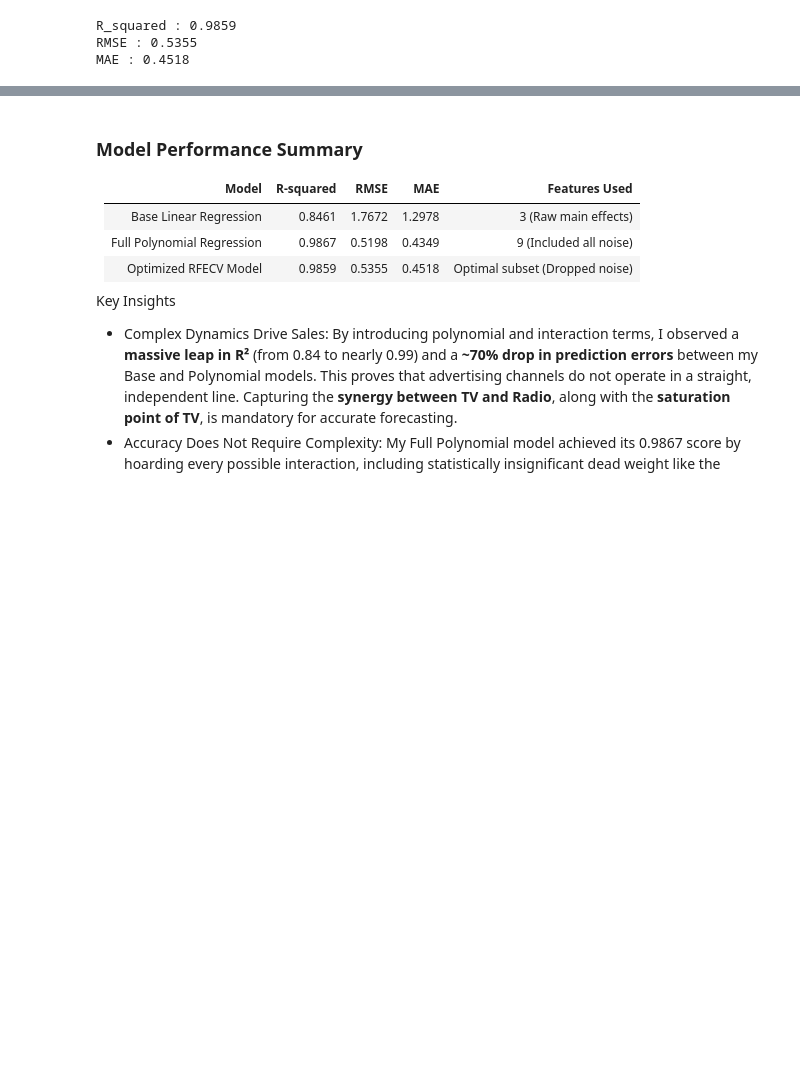
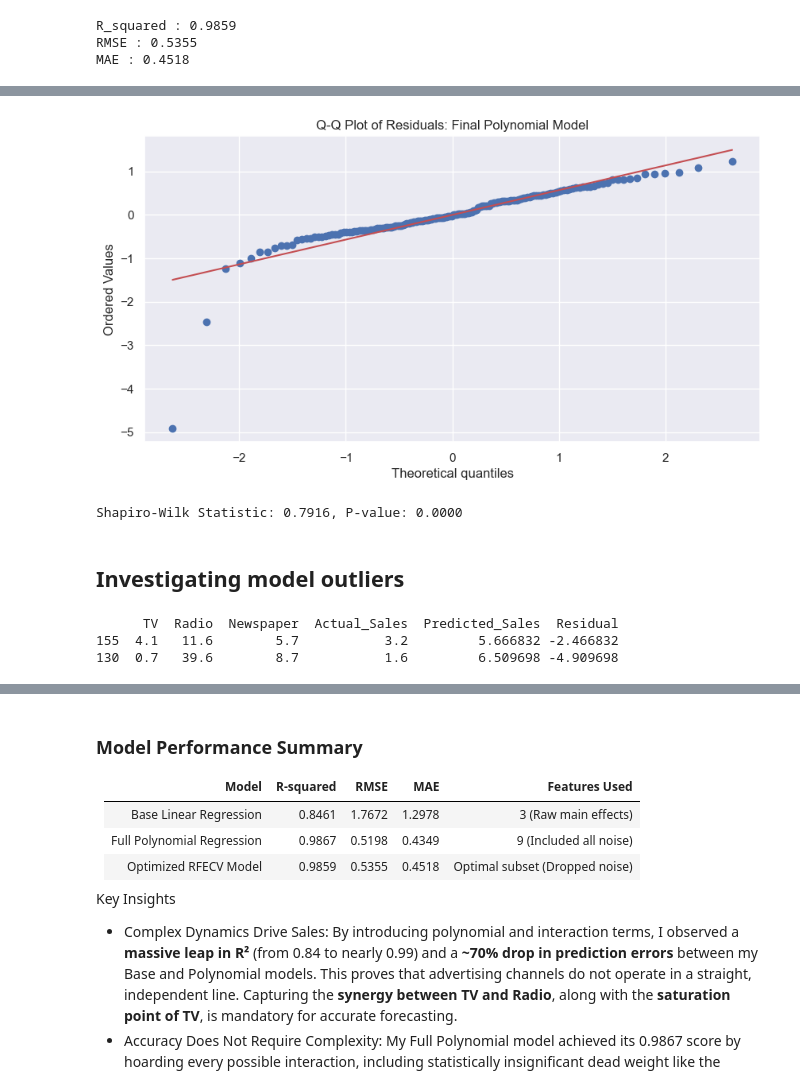
Before and after one commit to kjkyagambiddwa/OIBSIP, a Jupyter notebook: DataScience-Task5-SalesPrediction/Sales_Prediction.ipynb, the cells around one changed output, grey strips where cells are left out. Drawn from its saved outputs; the diff is of its cells as text; code cells hidden in the pictures; blank space fills up the shorter version.

```diff
--- a/DataScience-Task5-SalesPrediction/Sales_Prediction.ipynb
+++ b/DataScience-Task5-SalesPrediction/Sales_Prediction.ipynb
@@ -565,0 +579,31 @@ MAE : 0.4518
+# %%
+plt.figure(figsize=(10, 5))
+stats.probplot(final_residuals, dist="norm", plot=plt)
+plt.title("Q-Q Plot of Residuals: Final Polynomial Model")
+plt.show()
+# %% [output]
+[figure, added]
+# %%
+stat, p_value = stats.shapiro(final_residuals)
+print(f"Shapiro-Wilk Statistic: {stat:.4f}, P-value: {p_value:.4f}")
+# %% [output]
+Shapiro-Wilk Statistic: 0.7916, P-value: 0.0000
+# %% [markdown]
+## Investigating model outliers
+# %%
+# Check training residuals since that's where the full-model plot was generated
+train_residuals = final_model.resid
+
+# Find training outliers
+train_investigation = X_train.copy()
+train_investigation['Actual_Sales'] = y_train
+train_investigation['Predicted_Sales'] = final_model.fittedvalues
+train_investigation['Residual'] = train_residuals
+
+
+outliers = train_investigation[train_investigation['Residual'] < -1.5]
+print(outliers)
+# %% [output]
+      TV  Radio  Newspaper  Actual_Sales  Predicted_Sales  Residual
+155  4.1   11.6        5.7           3.2         5.666832 -2.466832
+130  0.7   39.6        8.7           1.6         6.509698 -4.909698
```
Also changed, not shown: parts of 20 cells of this notebook.
